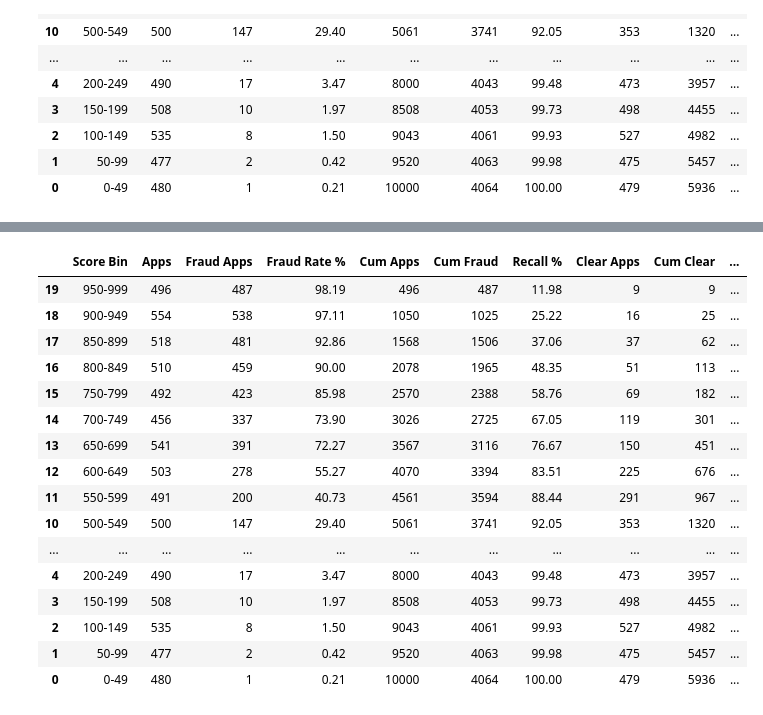
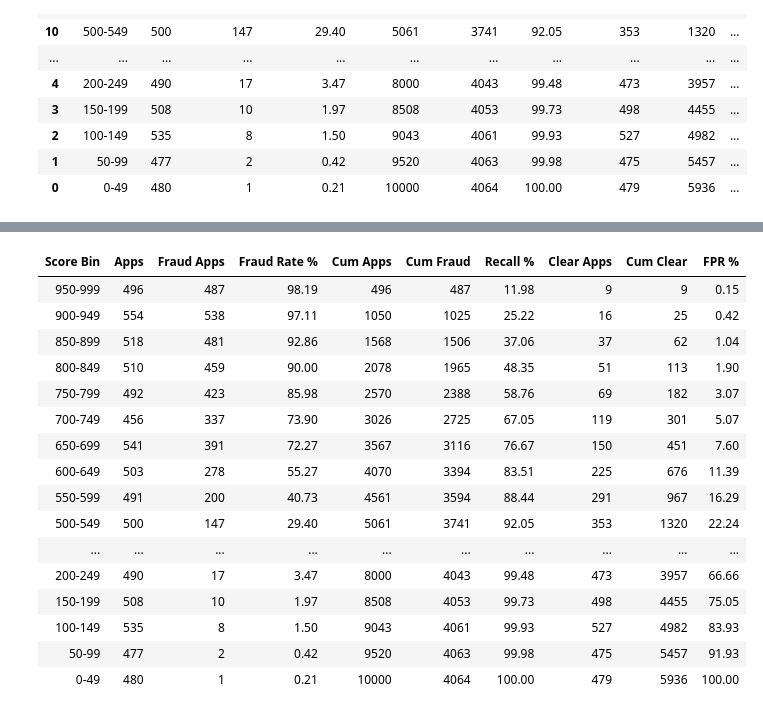
Before and after one commit to spencerwillard/fraud_detection_project, a Jupyter notebook: notebooks/fraud_analysis.ipynb, the cells around one changed output, grey strips where cells are left out. Drawn from its saved outputs; the diff is of its cells as text; code cells hidden in the pictures.

```diff
--- a/notebooks/fraud_analysis.ipynb
+++ b/notebooks/fraud_analysis.ipynb
@@ -13,7 +10,7 @@ os.chdir("/Users/spencerwillard/code/local/fraud_detection_project")
 # %%
 # Read in data assests
-apps = pd.read_csv("data/raw/applications.csv")
-outcomes = pd.read_csv("data/raw/outcomes.csv")
+apps = pd.read_csv("../data/raw/applications.csv")
+outcomes = pd.read_csv("../data/raw/outcomes.csv")
 # %%
 print(f"apps shape:{apps.shape}")
 print(f"outcomes shape:{outcomes.shape} ")
@@ -244,34 +241,34 @@ styled_summary
 | 50-99 | 477 | 2 | 0.420000 | 9520 | 4063 | 99.980000 | 475 | 5457 | 91.930000 |
 | 0-49 | 480 | 1 | 0.210000 | 10000 | 4064 | 100.000000 | 479 | 5936 | 100.000000 |
 # %%
-summary.style \
+styled_summary = summary.style \
     .hide(axis="index") \
     .format({
         "Fraud Rate %": "{:.2f}",
         "Recall %": "{:.2f}",
         "FPR %": "{:.2f}"
     }) \
     .set_properties(**{"text-align": "center"}) \
     .set_table_styles([
         {"selector": "th", "props": [("text-align", "center"), ("font-weight", "bold")]}
     ])
 
-summary
+styled_summary
 # %% [output]
-|  | Score Bin | Apps | Fraud Apps | Fraud Rate % | Cum Apps | Cum Fraud | Recall % | Clear Apps | Cum Clear | ... |
-| 19 | 950-999 | 496 | 487 | 98.19 | 496 | 487 | 11.98 | 9 | 9 | ... |
-| 18 | 900-949 | 554 | 538 | 97.11 | 1050 | 1025 | 25.22 | 16 | 25 | ... |
-| 17 | 850-899 | 518 | 481 | 92.86 | 1568 | 1506 | 37.06 | 37 | 62 | ... |
-| 16 | 800-849 | 510 | 459 | 90.00 | 2078 | 1965 | 48.35 | 51 | 113 | ... |
-| 15 | 750-799 | 492 | 423 | 85.98 | 2570 | 2388 | 58.76 | 69 | 182 | ... |
-| 14 | 700-749 | 456 | 337 | 73.90 | 3026 | 2725 | 67.05 | 119 | 301 | ... |
-| 13 | 650-699 | 541 | 391 | 72.27 | 3567 | 3116 | 76.67 | 150 | 451 | ... |
-| 12 | 600-649 | 503 | 278 | 55.27 | 4070 | 3394 | 83.51 | 225 | 676 | ... |
-| 11 | 550-599 | 491 | 200 | 40.73 | 4561 | 3594 | 88.44 | 291 | 967 | ... |
-| 10 | 500-549 | 500 | 147 | 29.40 | 5061 | 3741 | 92.05 | 353 | 1320 | ... |
-| ... | ... | ... | ... | ... | ... | ... | ... | ... | ... | ... |
-| 4 | 200-249 | 490 | 17 | 3.47 | 8000 | 4043 | 99.48 | 473 | 3957 | ... |
-| 3 | 150-199 | 508 | 10 | 1.97 | 8508 | 4053 | 99.73 | 498 | 4455 | ... |
-| 2 | 100-149 | 535 | 8 | 1.50 | 9043 | 4061 | 99.93 | 527 | 4982 | ... |
-| 1 | 50-99 | 477 | 2 | 0.42 | 9520 | 4063 | 99.98 | 475 | 5457 | ... |
-| 0 | 0-49 | 480 | 1 | 0.21 | 10000 | 4064 | 100.00 | 479 | 5936 | ... |
+| Score Bin | Apps | Fraud Apps | Fraud Rate % | Cum Apps | Cum Fraud | Recall % | Clear Apps | Cum Clear | FPR % |
+| 950-999 | 496 | 487 | 98.19 | 496 | 487 | 11.98 | 9 | 9 | 0.15 |
+| 900-949 | 554 | 538 | 97.11 | 1050 | 1025 | 25.22 | 16 | 25 | 0.42 |
+| 850-899 | 518 | 481 | 92.86 | 1568 | 1506 | 37.06 | 37 | 62 | 1.04 |
+| 800-849 | 510 | 459 | 90.00 | 2078 | 1965 | 48.35 | 51 | 113 | 1.90 |
+| 750-799 | 492 | 423 | 85.98 | 2570 | 2388 | 58.76 | 69 | 182 | 3.07 |
+| 700-749 | 456 | 337 | 73.90 | 3026 | 2725 | 67.05 | 119 | 301 | 5.07 |
+| 650-699 | 541 | 391 | 72.27 | 3567 | 3116 | 76.67 | 150 | 451 | 7.60 |
+| 600-649 | 503 | 278 | 55.27 | 4070 | 3394 | 83.51 | 225 | 676 | 11.39 |
+| 550-599 | 491 | 200 | 40.73 | 4561 | 3594 | 88.44 | 291 | 967 | 16.29 |
+| 500-549 | 500 | 147 | 29.40 | 5061 | 3741 | 92.05 | 353 | 1320 | 22.24 |
+| ... | ... | ... | ... | ... | ... | ... | ... | ... | ... |
+| 200-249 | 490 | 17 | 3.47 | 8000 | 4043 | 99.48 | 473 | 3957 | 66.66 |
+| 150-199 | 508 | 10 | 1.97 | 8508 | 4053 | 99.73 | 498 | 4455 | 75.05 |
+| 100-149 | 535 | 8 | 1.50 | 9043 | 4061 | 99.93 | 527 | 4982 | 83.93 |
+| 50-99 | 477 | 2 | 0.42 | 9520 | 4063 | 99.98 | 475 | 5457 | 91.93 |
+| 0-49 | 480 | 1 | 0.21 | 10000 | 4064 | 100.00 | 479 | 5936 | 100.00 |
```
Also changed, not shown: parts of 4 cells of this notebook.
